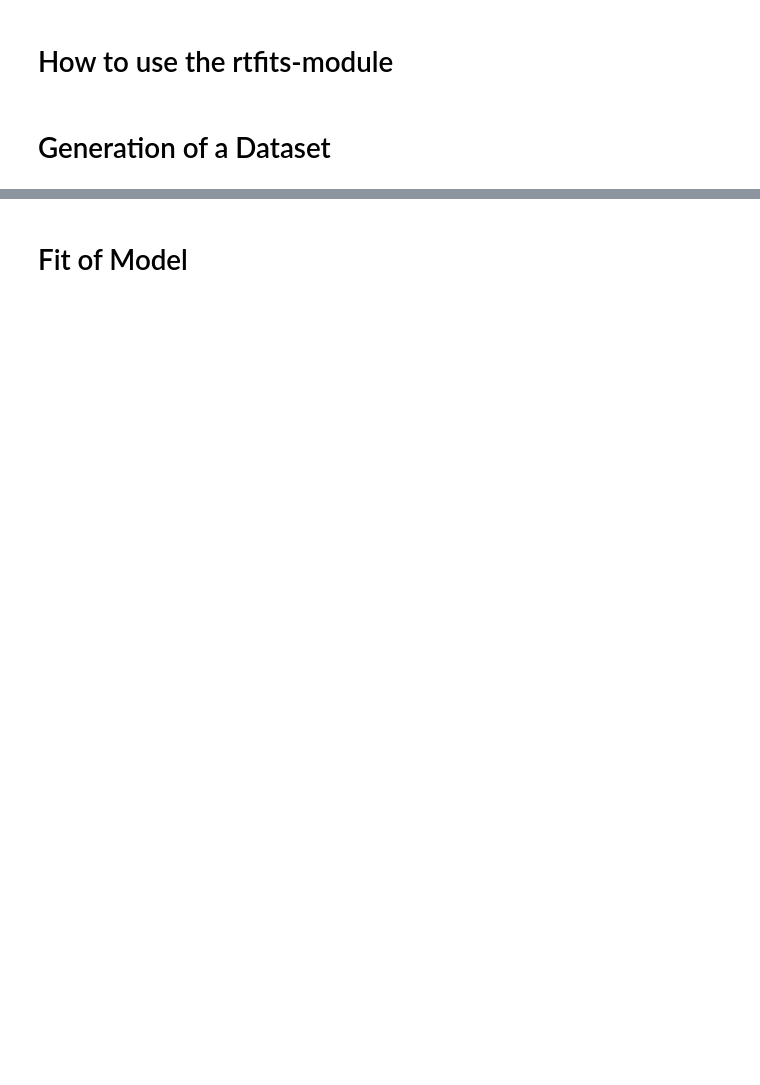
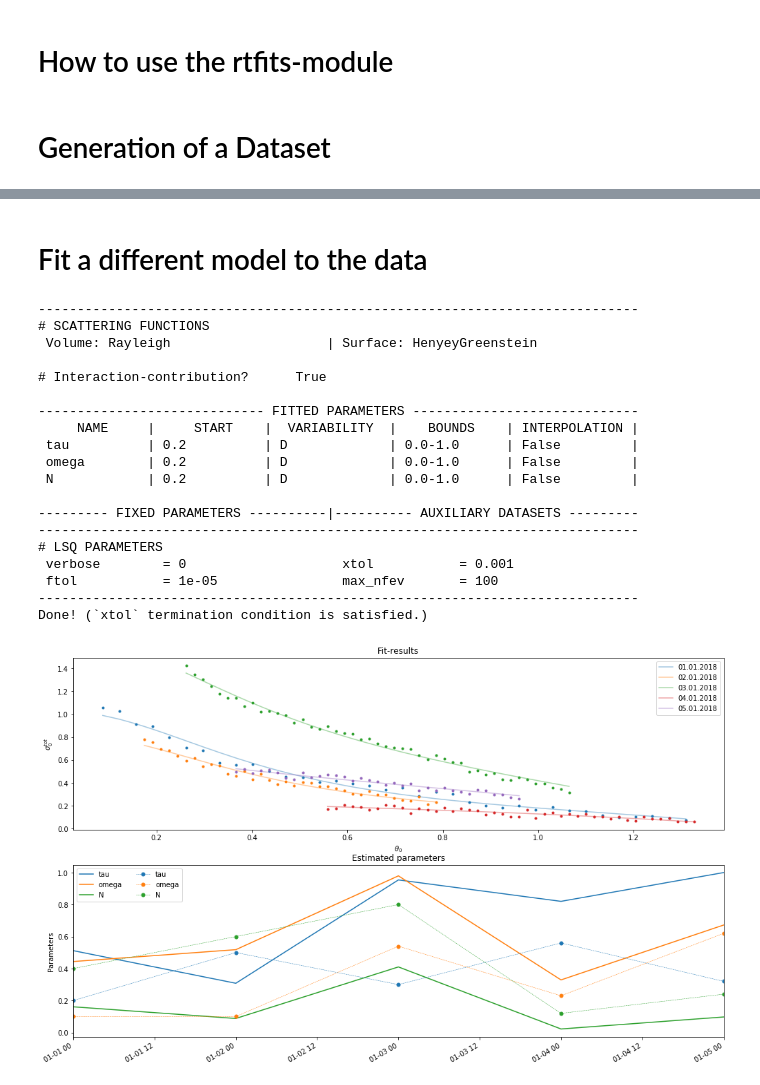
Before and after one commit to TUW-GEO/rt1, a Jupyter notebook: doc/examples/example_fitting.ipynb, the cells around one changed output, grey strips where cells are left out. Cells and saved outputs as stored; diff of their text form; code cells hidden in the pictures; blank space fills up the shorter version.

```diff
--- a/doc/examples/example_fitting.ipynb
+++ b/doc/examples/example_fitting.ipynb
@@ -72,2 +11,0 @@ symengine
-# %% [markdown]
-# Fit of Model
@@ -81,33 +49,53 @@ dataset = pd.DataFrame(dict(inc=inc, sig=sig))
+# %% [markdown]
+# Fit a different model to the data
 # %%
-# fit results
-# verbose, ftol, xtol, gtol and x_scale are keywords that are forwarded
-# to the scipy.optimize.least_squares() function.
-
 # define Model to be fitted to the dataset
-# note that this is not the same specification as in the generation of the dataset!
-
+# NOTE this is not the same specification as in the generation of the dataset! (so parameters WILL BE DIFFERENT !)
 def set_V_SRF(omega, tau, N):
-    V = Rayleigh(omega = omega, tau = tau)
-    SRF = HGsurface(t=0.55, ncoefs=10, NormBRDF = N)
-
-    # uncomment the following lines to use the functions that have been used to generate the dataset
-    V = Rayleigh(omega = omega, tau = tau)
-    SRF = LinCombSRF([[0.5, HGsurface(t=0.0001, ncoefs=10)],
-                      [0.5, CosineLobe(i=8, ncoefs=10)]], NormBRDF = N)
+    V = rt_V.Rayleigh(omega = omega, tau = tau)
+    SRF = rt_SRF.HenyeyGreenstein(t=0.35, ncoefs=10, NormBRDF = N)
     return V, SRF
 
-
-# initialize fit-class object
-#   sig0 is set to False since the dataset is given as intensity-values
-#   dB is set to False since the dataset is given in linear-units
-
-
-defdict = dict(omega =  [True, .2, 'D', ([0.], [1.])],
-               tau =    [True, .2, 'D', ([0.], [1.])],
+defdict = dict(tau =    [True, .2, 'D', ([0.], [1.])],
+               omega =  [True, .2, 'D', ([0.], [1.])],
                N =      [True, .2, 'D', ([0.], [1.])])
 
 fit = Fits(dataset=dataset, verbose=0,
-           sig0=False, dB=False,
+           sig0=True, dB=False,
            set_V_SRF = set_V_SRF,
            defdict=defdict, int_Q=True,
-           lsq_kwargs=dict(verbose=2, ftol=1e-5, gtol=1e-5, xtol=1e-3))
+           lsq_kwargs=dict(verbose=0,
+                           ftol=1e-5, gtol=1e-5, xtol=1e-3,
+                           max_nfev=100))
+fit.model_definition
+fit.performfit(print_progress=True)
+
+# plot the obtained results
+fig = fit.plot.results(legend=True, legend_fmt='%d.%m.%Y')
+# overplot true-values
+_ = simulation_param.plot(ax=fig.axes[1], ls='--', marker='.', ms=10, lw=0.5)
+_ = fig.axes[1].legend(ncol=2)
+
+## plot the residuals
+#_ = fit.plot.fit_errors()
+# %% [output]
+-----------------------------------------------------------------------------
+# SCATTERING FUNCTIONS
+ Volume: Rayleigh                    | Surface: HenyeyGreenstein
+
+# Interaction-contribution?      True
+
+----------------------------- FITTED PARAMETERS -----------------------------
+     NAME     |     START    |  VARIABILITY  |    BOUNDS    | INTERPOLATION |
+ tau          | 0.2          | D             | 0.0-1.0      | False         |
+ omega        | 0.2          | D             | 0.0-1.0      | False         |
+ N            | 0.2          | D             | 0.0-1.0      | False         |
+
+--------- FIXED PARAMETERS ----------|---------- AUXILIARY DATASETS ---------
+-----------------------------------------------------------------------------
+# LSQ PARAMETERS
+ verbose        = 0                    xtol           = 0.001
+ ftol           = 1e-05                max_nfev       = 100
+-----------------------------------------------------------------------------
+Done! (`xtol` termination condition is satisfied.)
+[figure, added]
```
Also changed, not shown: parts of 9 cells of this notebook.
